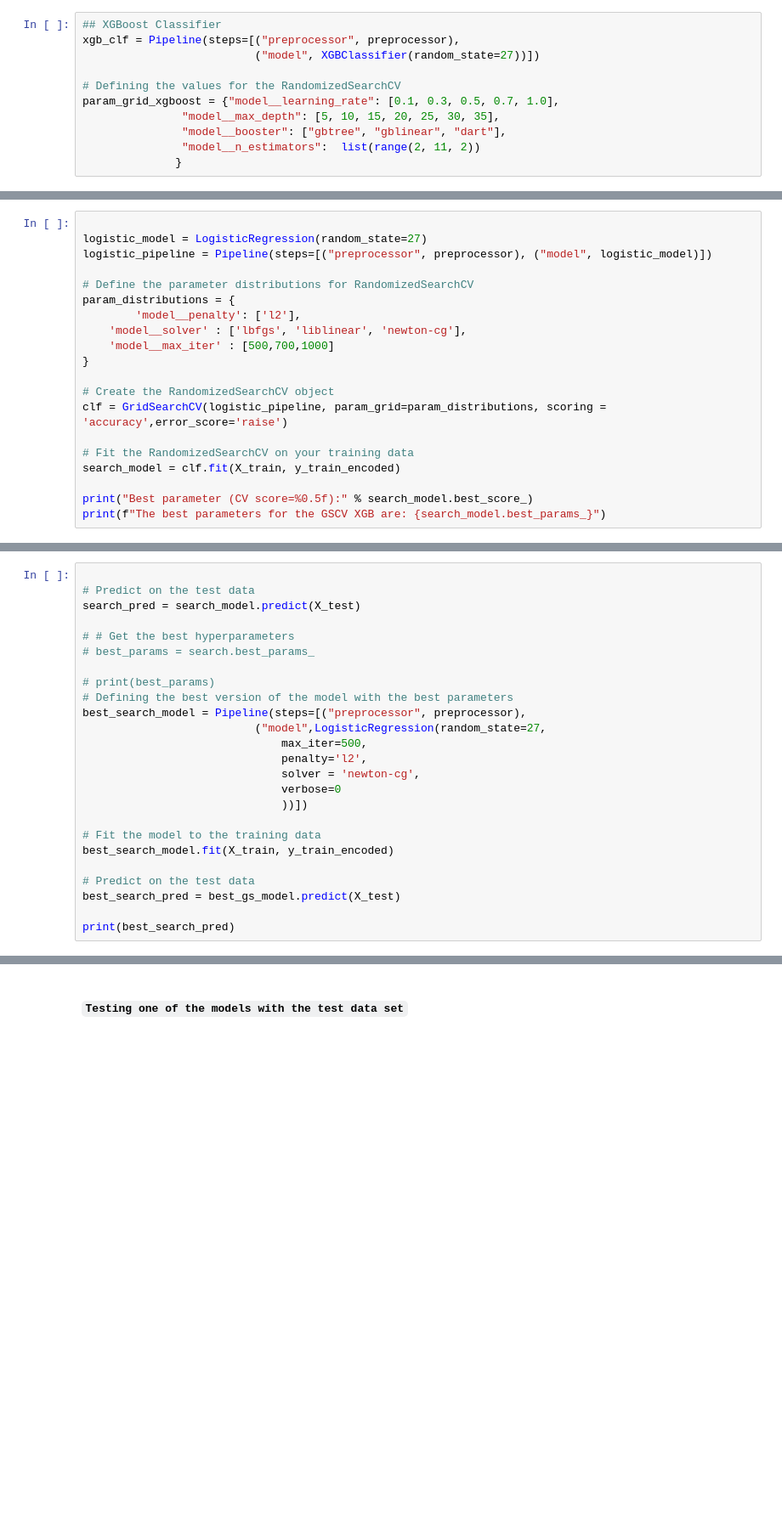
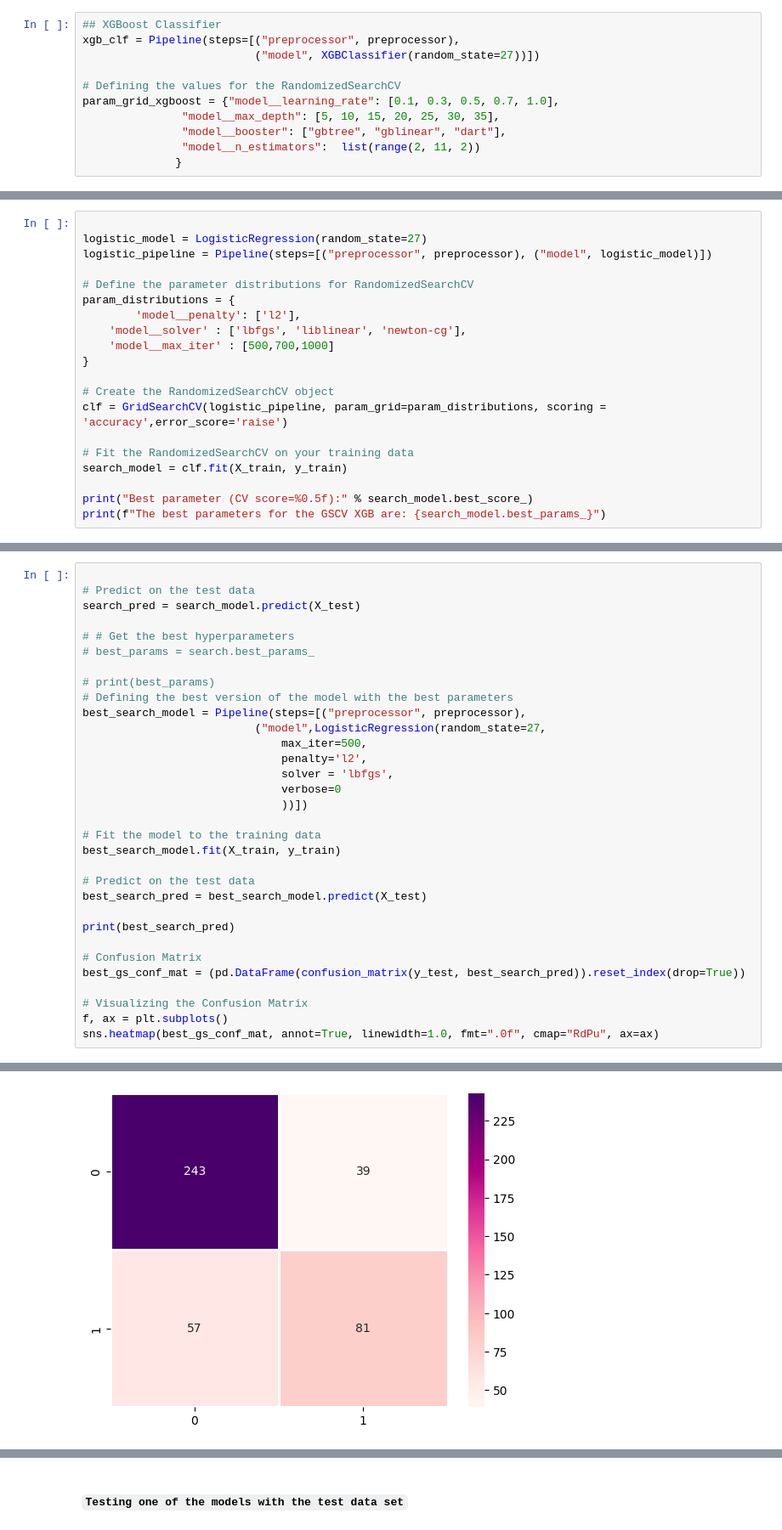
Before and after one commit to kwasichrappah/sepsis_ml_predictor, a Jupyter notebook: sepsis_ml_predictor.ipynb, the cells around one changed output, grey strips where cells are left out. Shown at 85% size. Drawn from its saved outputs; the diff is of its cells as text; blank space fills up the shorter version.

```diff
--- a/sepsis_ml_predictor.ipynb
+++ b/sepsis_ml_predictor.ipynb
@@ -745,7 +815,7 @@ param_distributions = {
 clf = GridSearchCV(logistic_pipeline, param_grid=param_distributions, scoring = 'accuracy',error_score='raise')
 
 # Fit the RandomizedSearchCV on your training data
-search_model = clf.fit(X_train, y_train_encoded)
+search_model = clf.fit(X_train, y_train)
 
 print("Best parameter (CV score=%0.5f):" % search_model.best_score_)
 print(f"The best parameters for the GSCV XGB are: {search_model.best_params_}")
@@ -763,14 +836,22 @@ best_search_model = Pipeline(steps=[("preprocessor", preprocessor),
                           ("model",LogisticRegression(random_state=27,
                               max_iter=500,
                               penalty='l2',
-                              solver = 'newton-cg',
+                              solver = 'lbfgs',
                               verbose=0
                               ))])
 
 # Fit the model to the training data
-best_search_model.fit(X_train, y_train_encoded)
+best_search_model.fit(X_train, y_train)
 
 # Predict on the test data
-best_search_pred = best_gs_model.predict(X_test)
+best_search_pred = best_search_model.predict(X_test)
 
 print(best_search_pred)
+
+# Confusion Matrix
+best_gs_conf_mat = (pd.DataFrame(confusion_matrix(y_test, best_search_pred)).reset_index(drop=True))
+
+# Visualizing the Confusion Matrix
+f, ax = plt.subplots()
+sns.heatmap(best_gs_conf_mat, annot=True, linewidth=1.0, fmt=".0f", cmap="RdPu", ax=ax)
+# %% [output]
@@ -776,0 +871 @@ print(best_search_pred)
+[figure, added]
```
Also changed, not shown: parts of 74 cells of this notebook, 4 other files.
